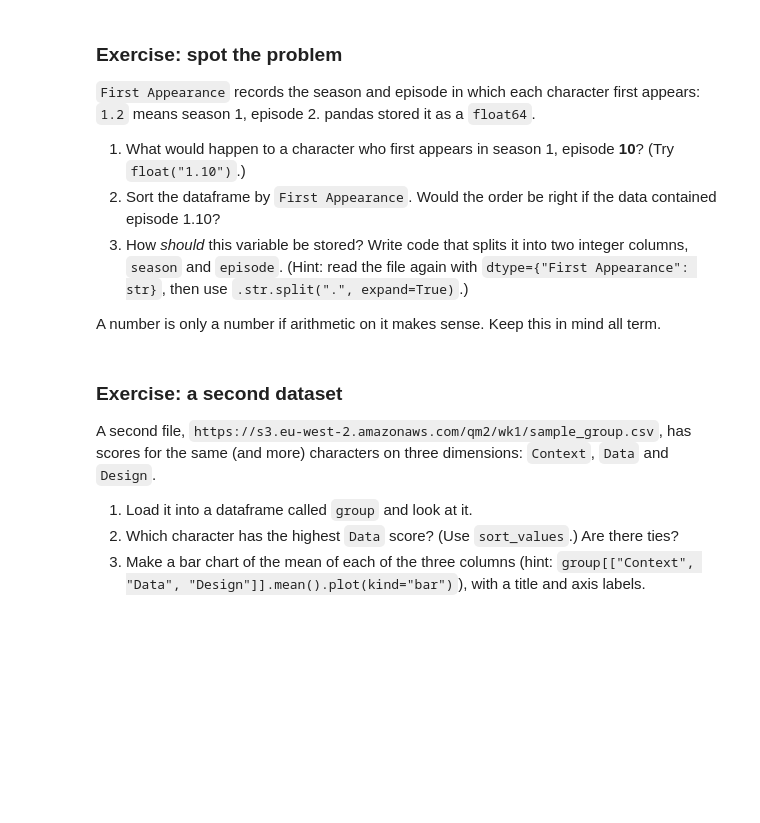
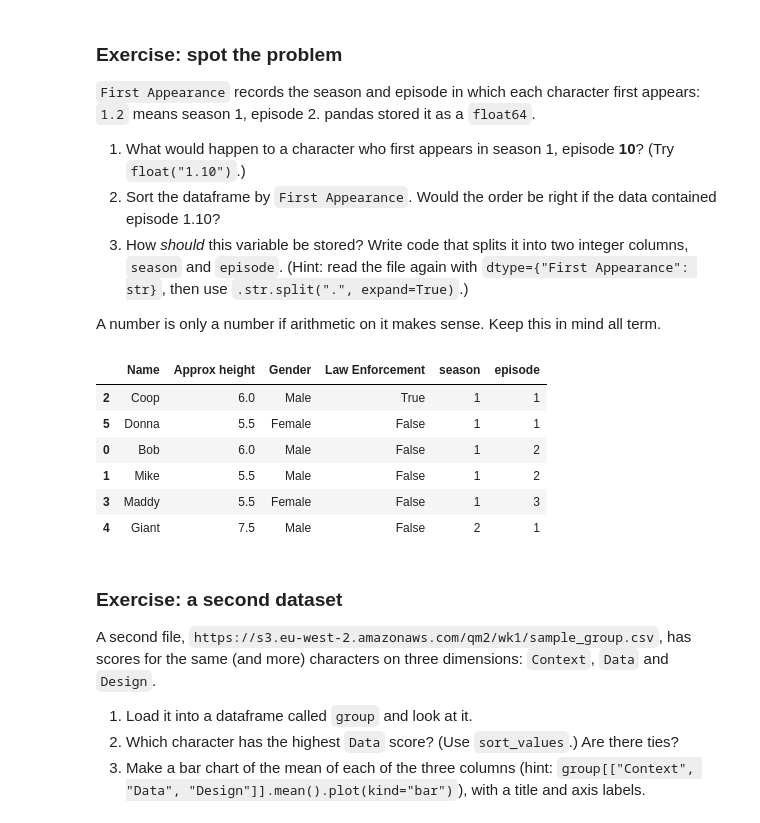
Before and after one commit to AlexiaNabok28/QM2, a Jupyter notebook: notebooks/W01. Python Recap.ipynb, the cells around one changed output. Drawn from its saved outputs; the diff is of its cells as text; code cells hidden in the pictures; blank space fills up the shorter version.

```diff
--- a/notebooks/W01. Python Recap.ipynb
+++ b/notebooks/W01. Python Recap.ipynb
@@ -251,7 +252,32 @@ plt.show()
 
 A number is only a number if arithmetic on it makes sense. Keep this in mind all term.
 # %%
-# your code here
+#float("1.10")
+#data.sort_values(by="First Appearance",ascending=False)
+# the order of the data is wrong because 1.10 is considered the same as 1.1. But they mean 2 different things.
+#The data should be stored a this instead:for episode 1, season 1 = 1.01
+
+data = pd.read_csv("https://s3.eu-west-2.amazonaws.com/qm2/wk1/data.csv",
+    dtype={"First Appearance": str})
+
+split_cols = data["First Appearance"].str.split(".", expand=True)
+
+data["season"] = split_cols[0].astype(int)
+data["episode"] = split_cols[1].astype(int)
+
+data = data.drop(columns="First Appearance")
+data.sort_values(["season", "episode"])
+
+
+#data.dtypes
+# %% [output]
+|  | Name | Approx height | Gender | Law Enforcement | season | episode |
+| 2 | Coop | 6.0 | Male | True | 1 | 1 |
+| 5 | Donna | 5.5 | Female | False | 1 | 1 |
+| 0 | Bob | 6.0 | Male | False | 1 | 2 |
+| 1 | Mike | 5.5 | Male | False | 1 | 2 |
+| 3 | Maddy | 5.5 | Female | False | 1 | 3 |
+| 4 | Giant | 7.5 | Male | False | 2 | 1 |
 # %% [markdown]
 ### Exercise: a second dataset
 
```
Also changed, not shown: parts of 4 cells of this notebook.
